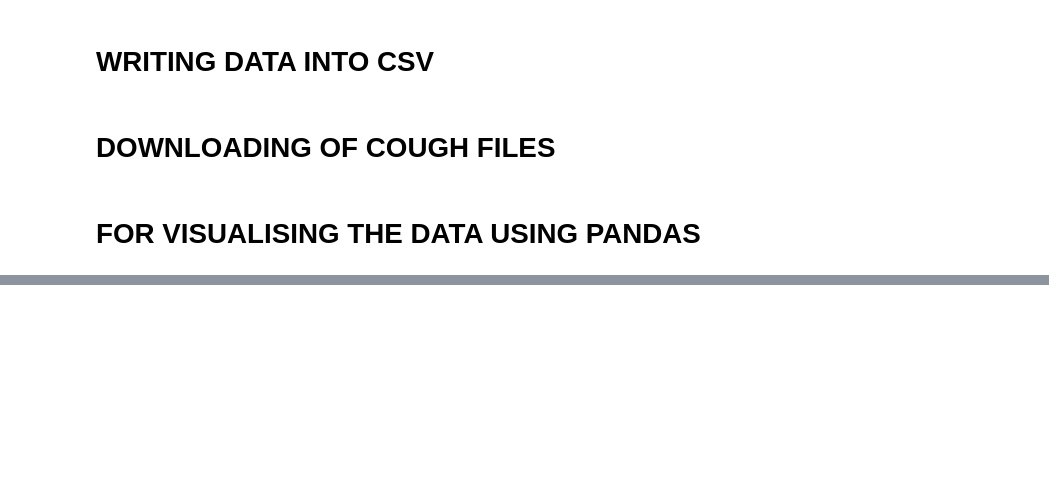
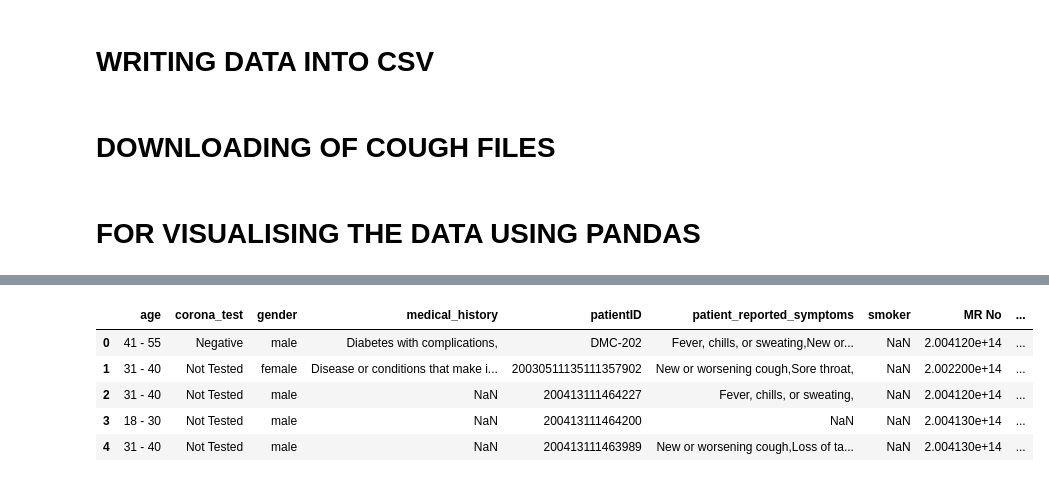
Before and after one commit to mnauf/covid, a Jupyter notebook: Data_scrapping.ipynb, the cells around one changed output, grey strips where cells are left out. Drawn from its saved outputs; the diff is of its cells as text; code cells hidden in the pictures; blank space fills up the shorter version.

```diff
--- a/Data_scrapping.ipynb
+++ b/Data_scrapping.ipynb
@@ -120,0 +231,7 @@ df.head()
+# %%
+# For removing unusual columns
+
+# df = df.drop(columns = ["filename", "consent", "patientID", "patient_id", "sampleType", "data_t", "video_patient_finder_tip_filename"])
+# df.head()
+df = df.drop(columns = ["filename", "consent", "patient_id", "sampleType", "data_t", "video_patient_finder_tip_filename"])
+df.head()
@@ -120,0 +267,8 @@ df.head()
+# %%
+# For replacing NaN values with some else value.
+
+# Method 2
+
+df["medical_history"].fillna("None", inplace = True)
+df["patient_reported_symptoms"].fillna("None", inplace = True)
+df["smoker"].fillna("None", inplace = True)
@@ -120,0 +345,7 @@ df.head()
+# %%
+import pandas
+import numpy as np
+
+df2 = pandas.read_csv('COVID-19-labels.csv')
+# print(df)
+df2.head(5)
@@ -120,0 +392,13 @@ df.head()
+# %%
+df.set_index("patientID")
+df2.set_index("MR No")
+mergedf = df.merge(df2, left_index = True, right_index = True)
+# %%
+mergedf.head()
+# %% [output]
+|  | age | corona_test | gender | medical_history | patientID | patient_reported_symptoms | smoker | MR No | ... |
+| 0 | 41 - 55 | Negative | male | Diabetes with complications, | DMC-202 | Fever, chills, or sweating,New or... | NaN | 2.004120e+14 | ... |
+| 1 | 31 - 40 | Not Tested | female | Disease or conditions that make i... | 20030511135111357902 | New or worsening cough,Sore throat, | NaN | 2.002200e+14 | ... |
+| 2 | 31 - 40 | Not Tested | male | NaN | 200413111464227 | Fever, chills, or sweating, | NaN | 2.004120e+14 | ... |
+| 3 | 18 - 30 | Not Tested | male | NaN | 200413111464200 | NaN | NaN | 2.004130e+14 | ... |
+| 4 | 31 - 40 | Not Tested | male | NaN | 200413111463989 | New or worsening cough,Loss of ta... | NaN | 2.004130e+14 | ... |
```
Also changed, not shown: parts of 45 cells of this notebook, 1 other file.
